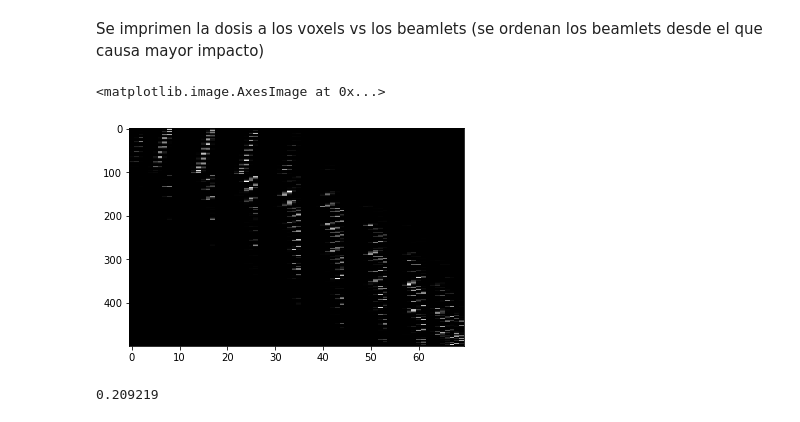
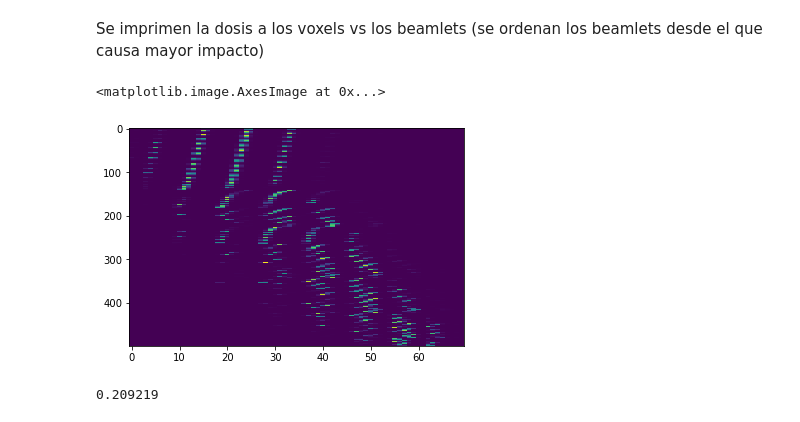
Before and after one commit to rilianx/Research, a Jupyter notebook: imrt_bao/tutorial.ipynb, the cells around one changed output. Saved outputs shown, nothing was run; the diff lists cells and outputs as text; code cells hidden in the pictures.

Commit message:
added deposition matrix in imrt

```diff
--- a/imrt_bao/tutorial.ipynb
+++ b/imrt_bao/tutorial.ipynb
@@ -28,7 +28,7 @@ Además carga localmente información de las instancias:
 * lista de ángulos (`angles`)
 * cantidad de beamlets y valid shapes por ángulos (`angle2nbeamlets`)
 # %%
-instance = imrt.imrt("/home/iaraya/imrt", ["data/Equidistantes/equidist.txt", "data/Equidistantes/equidist-coord.txt"], ssh, max_voxels=500)
+instance = imrt.imrt("/home/iaraya/imrt", ["data/Equidistantes/equidist.txt", "data/Equidistantes/equidist-coord.txt"], ssh, max_voxels=500, port=8050)
 # %% [output]
 killall DAO_ILS; /home/iaraya/imrt/DAO_ILS --files-dep=data/Equidistantes/equidist.txt --file-coord=data/Equidistantes/equidist-coord.txt --tabu-size=200 --seed=3 --min_impr=0.05 --vsize=0.002 --max_v ...
 ready
@@ -180,18 +180,18 @@ Sea $M$ una matriz de deposición para un órgano $organ$ y ángulo $angle$.
 
 $M[k][b]$ indica la dosis irradiada por un beamlet $b$ del ángulo $angle$ en el voxel $k$ del órgano $organ$.
 # %%
-M = instance.get_deposition_matrix(0, 0)
+M = instance.get_deposition_matrix(2, 0)
 # %% [markdown]
 Se imprimen la dosis a los voxels vs los beamlets (se ordenan los beamlets desde el que causa mayor impacto)
 # %%
 import matplotlib.pyplot as plt
 %matplotlib inline
 
 plt.ion()
-plt.imshow(M, cmap='gray', interpolation='none', aspect='auto')
+plt.imshow(M,interpolation='none', aspect='auto')
 # %% [output]
 <matplotlib.image.AxesImage at 0x...>
-[figure, old version]
+[figure, new version]
 # %%
 M[76,0] # impacto del beamlet 0 en el voxels 76
 # %% [output]
```
Also changed, not shown: parts of 1 cell of this notebook, 1 other file.
